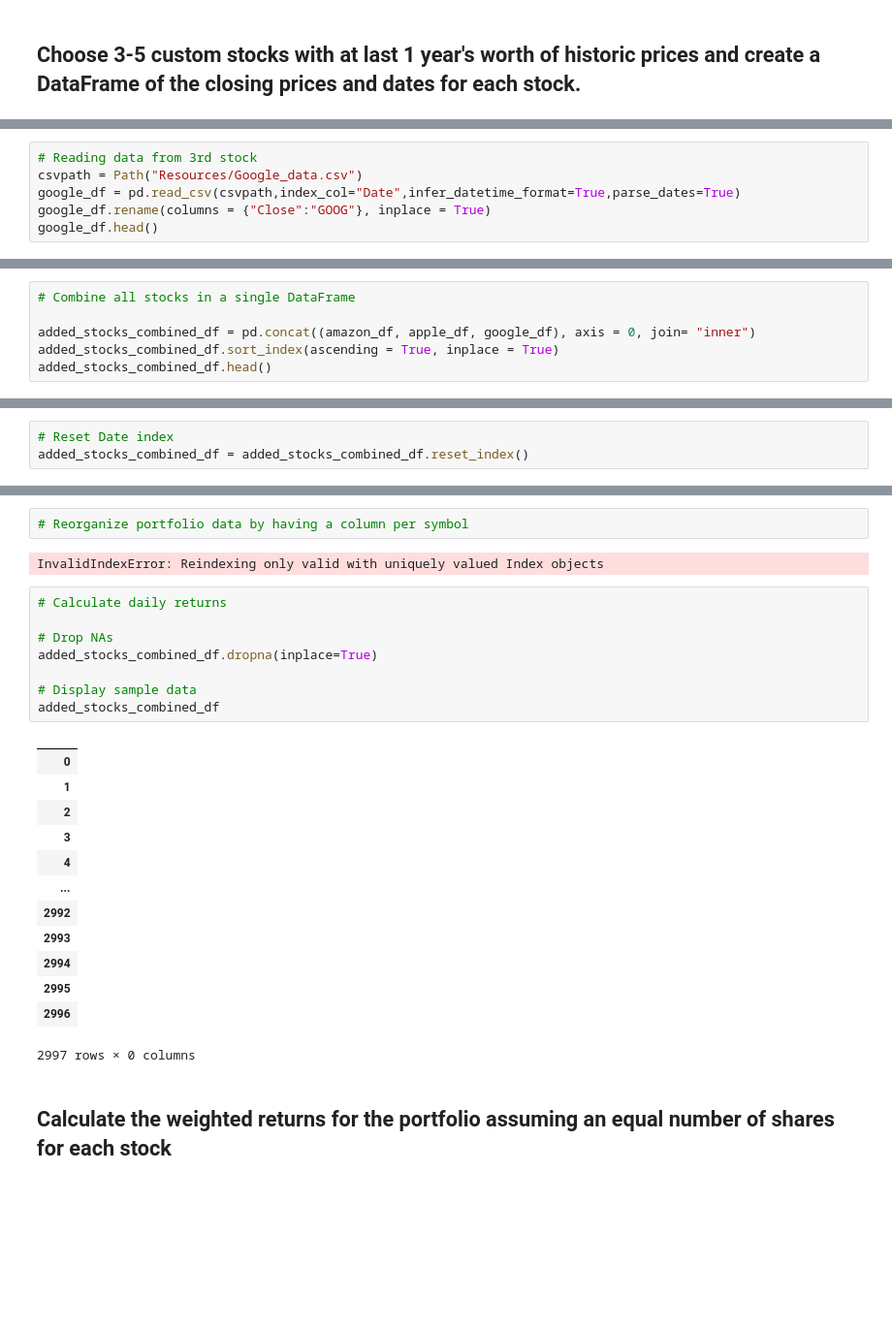
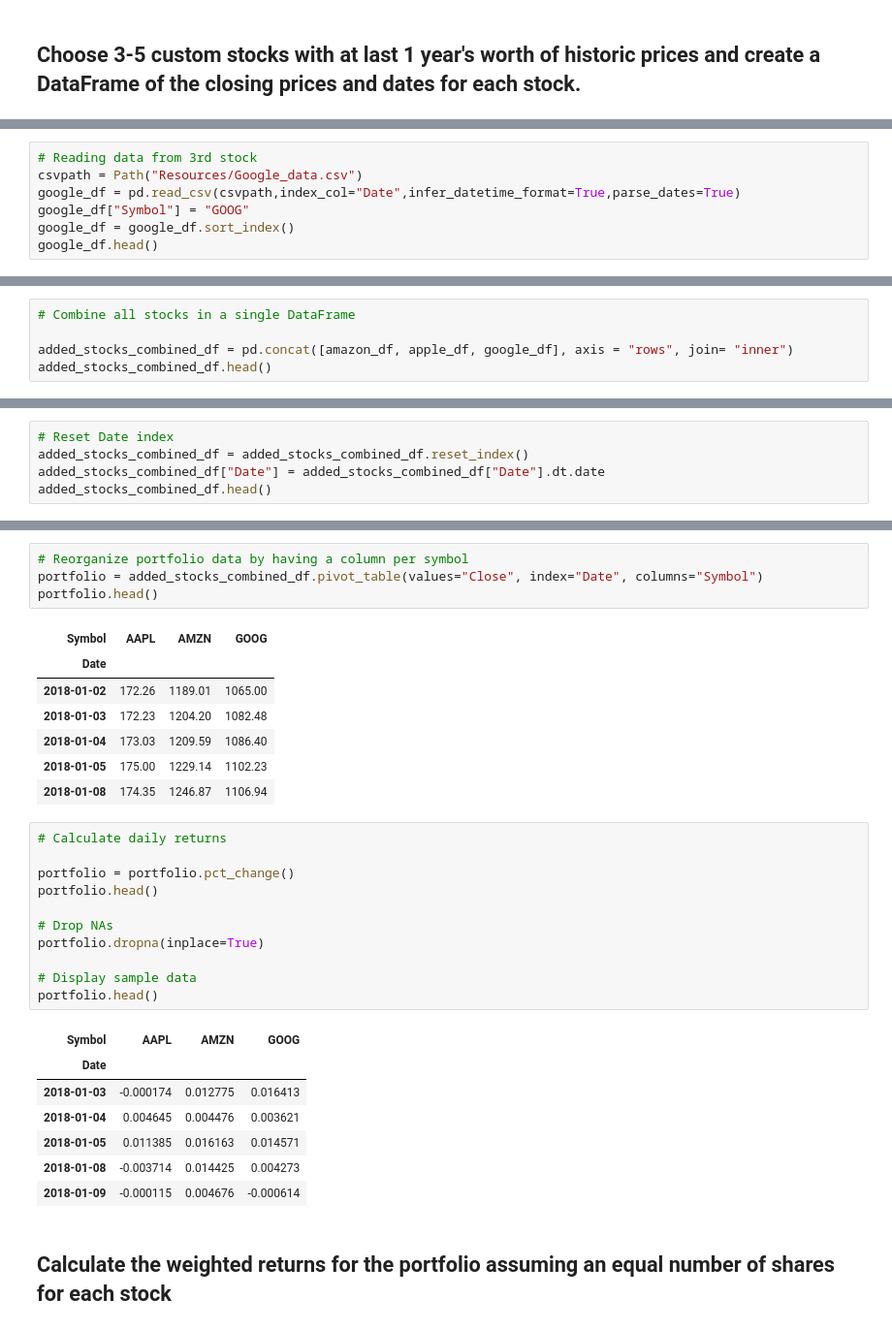
Before and after one commit to shahp630/Portfolio, a Jupyter notebook: whale_analysis.ipynb, the cells around one changed output, grey strips where cells are left out. Shown at 97% size. Drawn from its saved outputs; the diff is of its cells as text; blank space fills up the shorter version.

```diff
--- a/whale_analysis.ipynb
+++ b/whale_analysis.ipynb
@@ -426,6 +430,7 @@ apple_df.head()
 # Reading data from 3rd stock
 csvpath = Path("Resources/Google_data.csv")
 google_df = pd.read_csv(csvpath,index_col="Date",infer_datetime_format=True,parse_dates=True)
-google_df.rename(columns = {"Close":"GOOG"}, inplace = True)
+google_df["Symbol"] = "GOOG"
+google_df = google_df.sort_index()
 google_df.head()
 # %% [output]
@@ -439,7 +444,6 @@ google_df.head()
 # %%
 # Combine all stocks in a single DataFrame
 
-added_stocks_combined_df = pd.concat((amazon_df, apple_df, google_df), axis = 0, join= "inner")
-added_stocks_combined_df.sort_index(ascending = True, inplace = True)
+added_stocks_combined_df = pd.concat([amazon_df, apple_df, google_df], axis = "rows", join= "inner")
 added_stocks_combined_df.head()
 # %% [output]
@@ -453,3 +457,5 @@ added_stocks_combined_df.head()
 # %%
 # Reset Date index
 added_stocks_combined_df = added_stocks_combined_df.reset_index()
+added_stocks_combined_df["Date"] = added_stocks_combined_df["Date"].dt.date
+added_stocks_combined_df.head()
@@ -456,29 +469,34 @@ added_stocks_combined_df = added_stocks_combined_df.reset_index()
 # %%
 # Reorganize portfolio data by having a column per symbol
+portfolio = added_stocks_combined_df.pivot_table(values="Close", index="Date", columns="Symbol")
+portfolio.head()
 # %% [output]
-InvalidIndexError: Reindexing only valid with uniquely valued Index objects
+| Symbol | AAPL | AMZN | GOOG |
+| Date |  |  |  |
+| 2018-01-02 | 172.26 | 1189.01 | 1065.00 |
+| 2018-01-03 | 172.23 | 1204.20 | 1082.48 |
+| 2018-01-04 | 173.03 | 1209.59 | 1086.40 |
+| 2018-01-05 | 175.00 | 1229.14 | 1102.23 |
+| 2018-01-08 | 174.35 | 1246.87 | 1106.94 |
 # %%
 # Calculate daily returns
 
+portfolio = portfolio.pct_change()
+portfolio.head()
+
 # Drop NAs
-added_stocks_combined_df.dropna(inplace=True)
+portfolio.dropna(inplace=True)
 
 # Display sample data
-added_stocks_combined_df
+portfolio.head()
 # %% [output]
-|  |
-| 0 |
-| 1 |
-| 2 |
-| 3 |
-| 4 |
-| ... |
-| 2992 |
-| 2993 |
-| 2994 |
-| 2995 |
-| 2996 |
+| Symbol | AAPL | AMZN | GOOG |
+| Date |  |  |  |
+| 2018-01-03 | -0.000174 | 0.012775 | 0.016413 |
+| 2018-01-04 | 0.004645 | 0.004476 | 0.003621 |
+| 2018-01-05 | 0.011385 | 0.016163 | 0.014571 |
+| 2018-01-08 | -0.003714 | 0.014425 | 0.004273 |
+| 2018-01-09 | -0.000115 | 0.004676 | -0.000614 |
-2997 rows × 0 columns
 # %% [markdown]
 ## Calculate the weighted returns for the portfolio assuming an equal number of shares for each stock
 # %%
```
Also changed, not shown: parts of 19 cells of this notebook.
